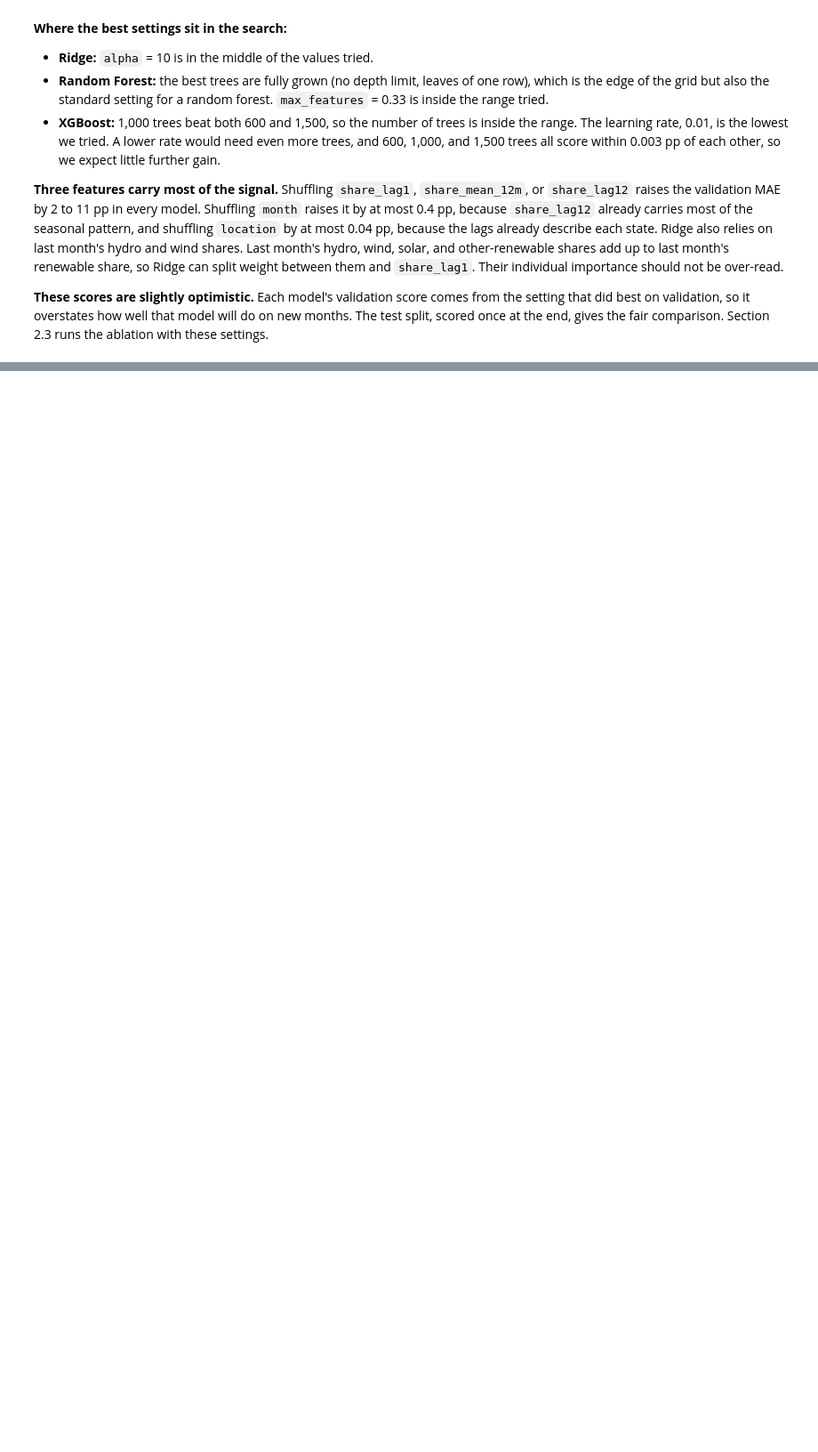
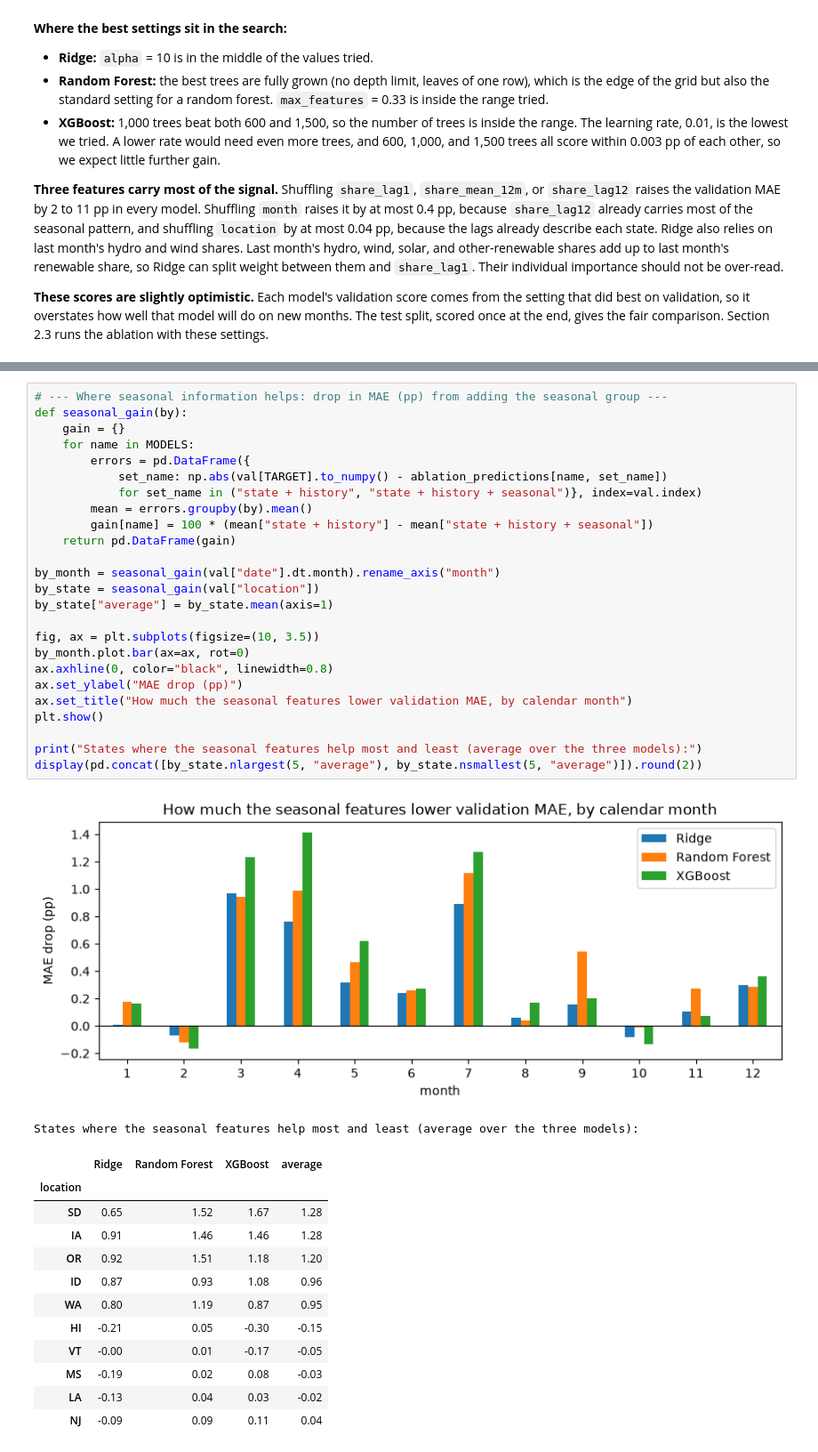
Before and after one commit to legacysti/ics635-final-project, a Jupyter notebook: ICS635_Final_Project.ipynb, the cells around one changed output, grey strips where cells are left out. Shown at 89% size. Drawn from its saved outputs; the diff is of its cells as text; blank space fills up the shorter version.

```diff
--- a/ICS635_Final_Project.ipynb
+++ b/ICS635_Final_Project.ipynb
@@ -776,0 +846,40 @@ once at the end, gives the fair comparison. Section 2.3 runs the ablation with t
+# %%
+# --- Where seasonal information helps: drop in MAE (pp) from adding the seasonal group ---
+def seasonal_gain(by):
+    gain = {}
+    for name in MODELS:
+        errors = pd.DataFrame({
+            set_name: np.abs(val[TARGET].to_numpy() - ablation_predictions[name, set_name])
+            for set_name in ("state + history", "state + history + seasonal")}, index=val.index)
+        mean = errors.groupby(by).mean()
+        gain[name] = 100 * (mean["state + history"] - mean["state + history + seasonal"])
+    return pd.DataFrame(gain)
+
+by_month = seasonal_gain(val["date"].dt.month).rename_axis("month")
+by_state = seasonal_gain(val["location"])
+by_state["average"] = by_state.mean(axis=1)
+
+fig, ax = plt.subplots(figsize=(10, 3.5))
+by_month.plot.bar(ax=ax, rot=0)
+ax.axhline(0, color="black", linewidth=0.8)
+ax.set_ylabel("MAE drop (pp)")
+ax.set_title("How much the seasonal features lower validation MAE, by calendar month")
+plt.show()
+
+print("States where the seasonal features help most and least (average over the three models):")
+display(pd.concat([by_state.nlargest(5, "average"), by_state.nsmallest(5, "average")]).round(2))
+# %% [output]
+[figure, added]
+States where the seasonal features help most and least (average over the three models):
+|  | Ridge | Random Forest | XGBoost | average |
+| location |  |  |  |  |
+| SD | 0.65 | 1.52 | 1.67 | 1.28 |
+| IA | 0.91 | 1.46 | 1.46 | 1.28 |
+| OR | 0.92 | 1.51 | 1.18 | 1.20 |
+| ID | 0.87 | 0.93 | 1.08 | 0.96 |
+| WA | 0.80 | 1.19 | 0.87 | 0.95 |
+| HI | -0.21 | 0.05 | -0.30 | -0.15 |
+| VT | -0.00 | 0.01 | -0.17 | -0.05 |
+| MS | -0.19 | 0.02 | 0.08 | -0.03 |
+| LA | -0.13 | 0.04 | 0.03 | -0.02 |
+| NJ | -0.09 | 0.09 | 0.11 | 0.04 |
```
Also changed, not shown: parts of 4 cells of this notebook.
